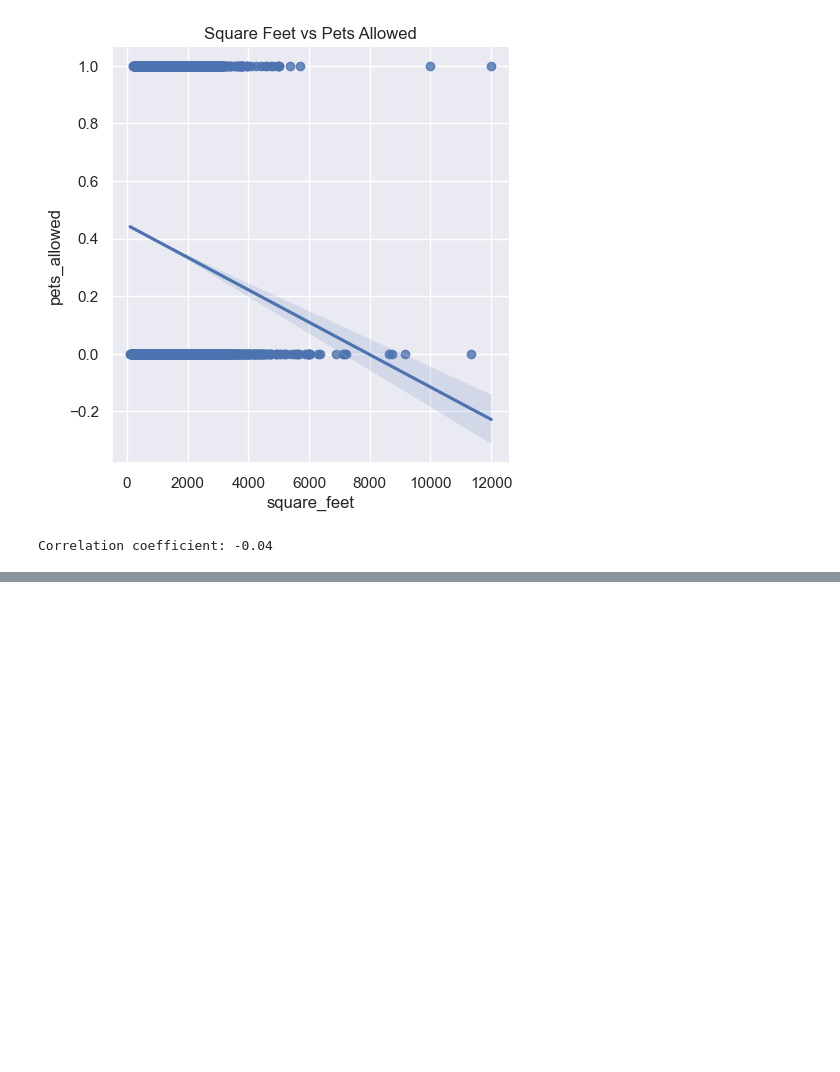
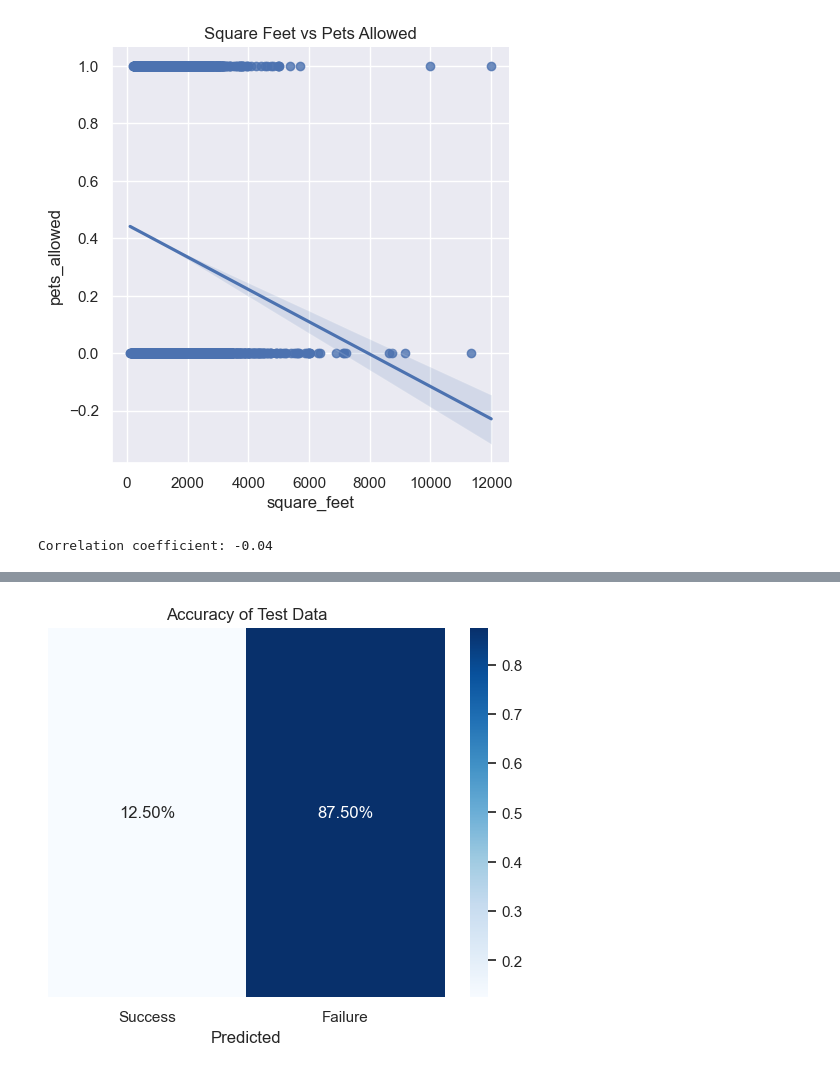
Before and after one commit to jordon-young/CSPB3022, a Jupyter notebook: Apartment Rend Prediction.ipynb, the cells around one changed output, grey strips where cells are left out. Saved outputs shown, nothing was run; the diff lists cells and outputs as text; code cells hidden in the pictures; blank space fills up the shorter version.

```diff
--- a/Apartment Rend Prediction.ipynb
+++ b/Apartment Rend Prediction.ipynb
@@ -901,0 +919,4 @@ If the model turns out not to be very accurate, I could try to make a much more
+# %%
+training_size = int(len(apts) * 0.80)
+training = apts.sample(n=training_size, random_state=1)
+testing = apts.loc[apts.index.difference(training.index)]
@@ -901,0 +1007,15 @@ If the model turns out not to be very accurate, I could try to make a much more
+# %%
+model = smf.ols(formula="price ~ square_feet + bedrooms * bathrooms", data=training)
+results = model.fit()
+
+predictions = results.predict(testing)
+
+# Mean Squared Error
+mse = np.mean((testing["price"] - predictions) ** 2)
+print(f'Mean squared error: {mse}')
+
+# R^2
+sst = np.sum((testing["price"] - np.mean(testing["price"])) ** 2)
+ssr = np.sum((predictions - np.mean(testing["price"])) ** 2)
+r2 = ssr / sst
+print(f'R-squared: {r2}')
@@ -901,0 +1037,18 @@ If the model turns out not to be very accurate, I could try to make a much more
+# %%
+# Categorize the predictions as success or failure
+success = np.abs(testing["price"] - predictions) <= 100
+failure = ~success
+
+# Create a confusion matrix
+confusion_matrix = np.array([[np.sum(success), np.sum(failure)]])
+
+# Normalize the confusion matrix
+confusion_matrix = confusion_matrix.astype('float') / confusion_matrix.sum(axis=1)[:, np.newaxis]
+
+# Create a heatmap to visualize the confusion matrix
+sns.heatmap(confusion_matrix, annot=True, fmt='.2%', cmap='Blues', xticklabels=["Success", "Failure"], yticklabels=[""])
+plt.xlabel("Predicted")
+plt.title("Accuracy of Test Data")
+plt.show()
+# %% [output]
+[figure, added]
```
Also changed, not shown: parts of 50 cells of this notebook, 1 other file.
